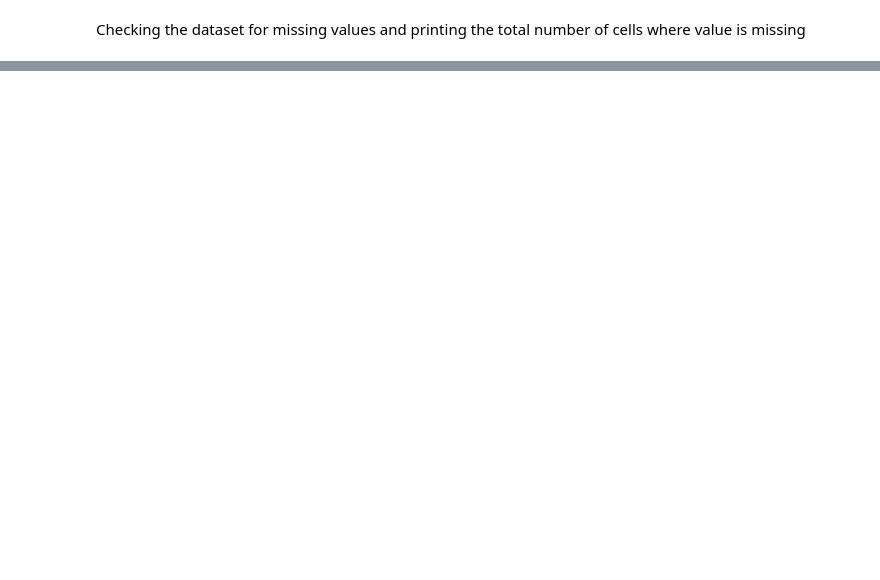
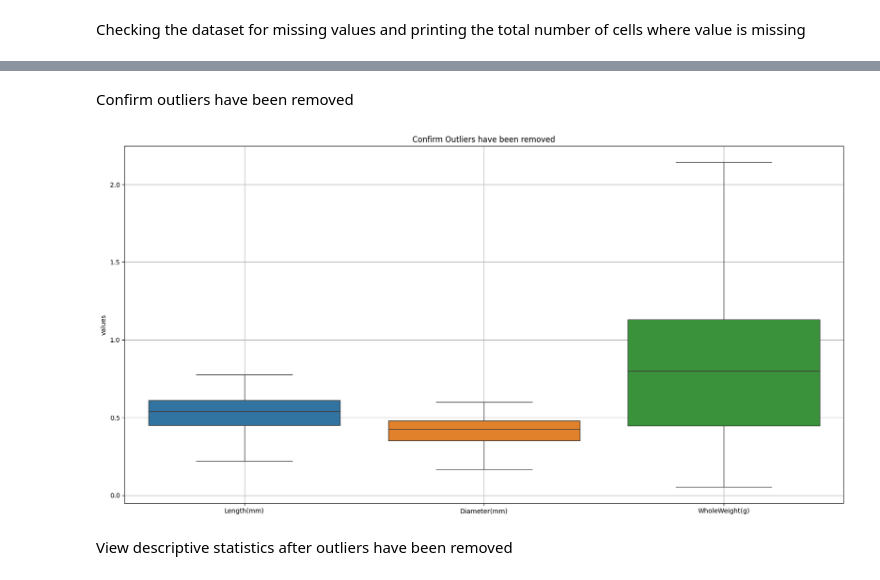
Before and after one commit to cotpetru24/data_mining, a Jupyter notebook: stu124543_data_mining.ipynb, the cells around one changed output, grey strips where cells are left out. Drawn from its saved outputs; the diff is of its cells as text; code cells hidden in the pictures; blank space fills up the shorter version.

```diff
--- a/stu124543_data_mining.ipynb
+++ b/stu124543_data_mining.ipynb
@@ -157,0 +213,14 @@ Total number of cells where value is missing = 8
+# %%
+columns = ['Length(mm)', 'Diameter(mm)', 'WholeWeight(g)']
+for col in columns:
+    Q1 = np.percentile(clean_df[col], 25, interpolation='midpoint')
+    Q2 = np.percentile(clean_df[col], 50, interpolation='midpoint')
+    Q3 = np.percentile(clean_df[col], 75, interpolation='midpoint')
+    print(f"{col} percentiles are=> 0.25: {Q1}, 0.50: {Q2}, 0.75: {Q3}")
+    IQR = Q3 - Q1
+    print(f"{col} IQR is {IQR}\n")
+    lower_bound = Q1 - 1.5 * IQR
+    upper_bound = Q3 + 1.5 * IQR
+    #clean_df = clean_df[(clean_df[col] > lower_bound) & (clean_df[col] < upper_bound)]
+
+    clean_df = clean_df[((clean_df[col] > lower_bound) & (clean_df[col] > 0)) & (clean_df[col] < upper_bound)]
@@ -157,0 +236,13 @@ Total number of cells where value is missing = 8
+# %% [markdown]
+Confirm outliers have been removed
+# %%
+plt.rcParams['figure.figsize'] = [20, 10]
+sns.boxplot(data=clean_df.iloc[:,1:], orient='v')
+plt.ylabel('values')
+plt.title('Confirm Outliers have been removed')
+plt.grid(True)
+plt.show()
+# %% [output]
+[figure, added]
+# %% [markdown]
+View descriptive statistics after outliers have been removed
```
Also changed, not shown: parts of 26 cells of this notebook.
